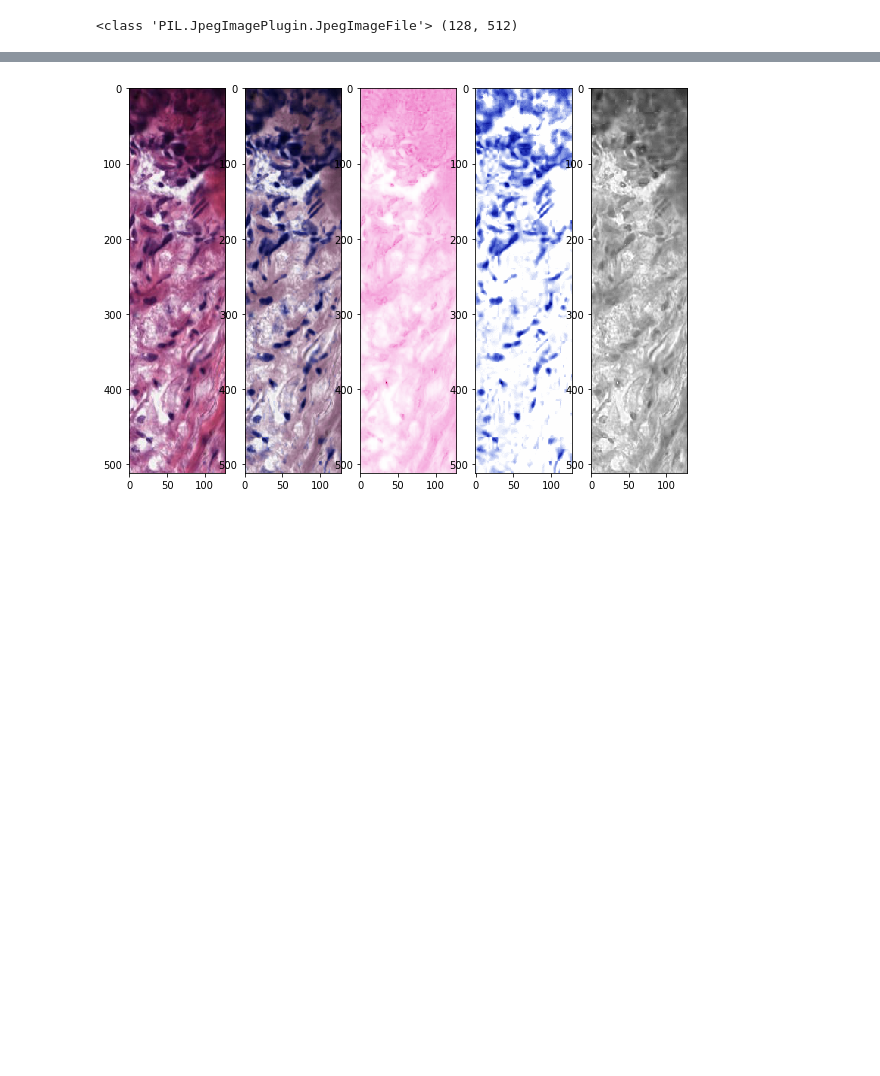
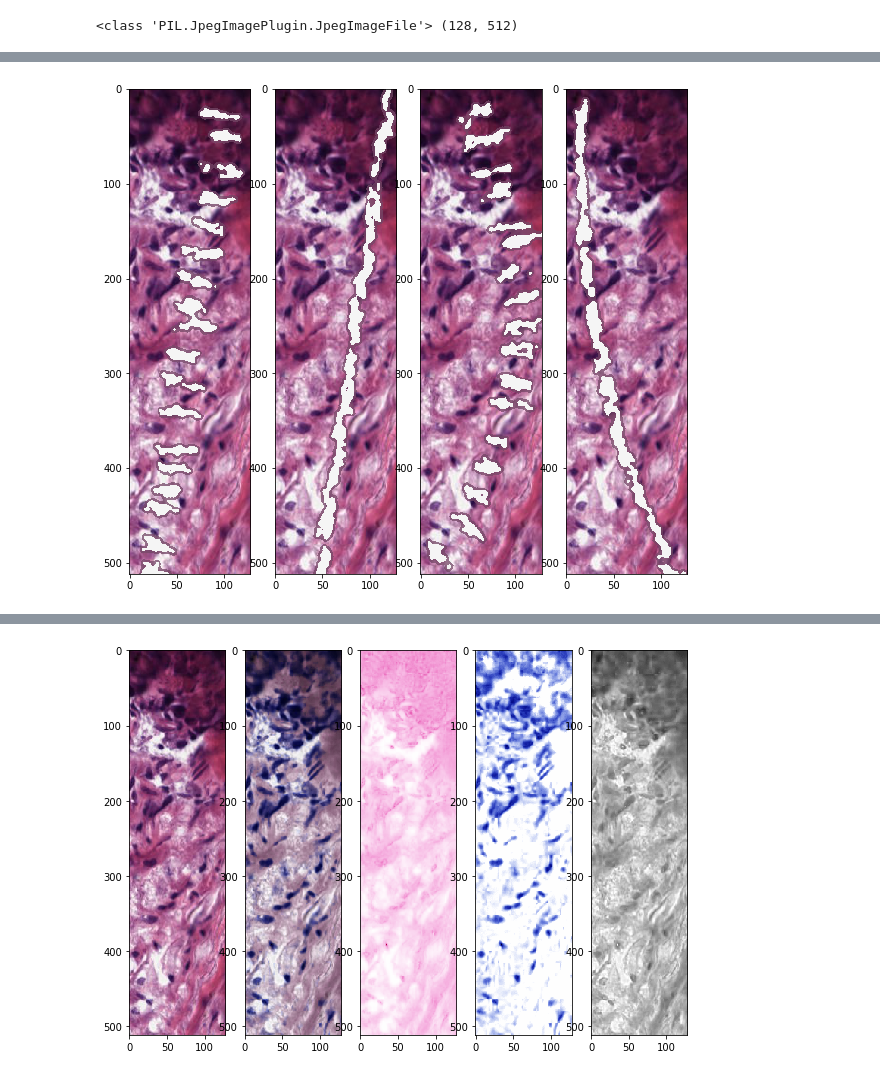
Before and after one commit to Systems-Imaging-Bioinformatics-Lab/histopath_failure_modes, a Jupyter notebook: image_manipulation/image_manipulation.ipynb, the cells around one changed output, grey strips where cells are left out. Saved outputs shown, nothing was run; the diff lists cells and outputs as text; code cells hidden in the pictures; blank space fills up the shorter version.

```diff
--- a/image_manipulation/image_manipulation.ipynb
+++ b/image_manipulation/image_manipulation.ipynb
@@ -41,3 +195,23 @@ print(adj_factor)
+# %%
+from importlib import reload
+reload(img_manip)
+horzIm = img_manip.add_tear(im,random_seed = 1, nSplPts = 3,inLineMax = 10, perpMax = 30)
+vertIm = img_manip.add_tear(im,random_seed = 2, nSplPts = 3,inLineMax = 30, perpMax = 10)
+horzIm2 = img_manip.add_tear(im,random_seed = 3, inLineMax = 10, perpMax = 30)
+vertIm2 = img_manip.add_tear(im,random_seed = 4, inLineMax = 30, perpMax = 10)
+
+fig = plt.figure(figsize=(10,10))
+ax = fig.add_subplot(141)
+aIm = plt.imshow(horzIm2)
+ax = fig.add_subplot(142)
+aIm = plt.imshow(vertIm2)
+ax = fig.add_subplot(143)
+aIm = plt.imshow(horzIm)
+ax = fig.add_subplot(144)
+aIm = plt.imshow(vertIm)
+plt.show()
+# %% [output]
+[figure, added]
 # %%
 from importlib import reload
 reload(img_manip)
```
Also changed, not shown: parts of 4 cells of this notebook, 1 other file.
